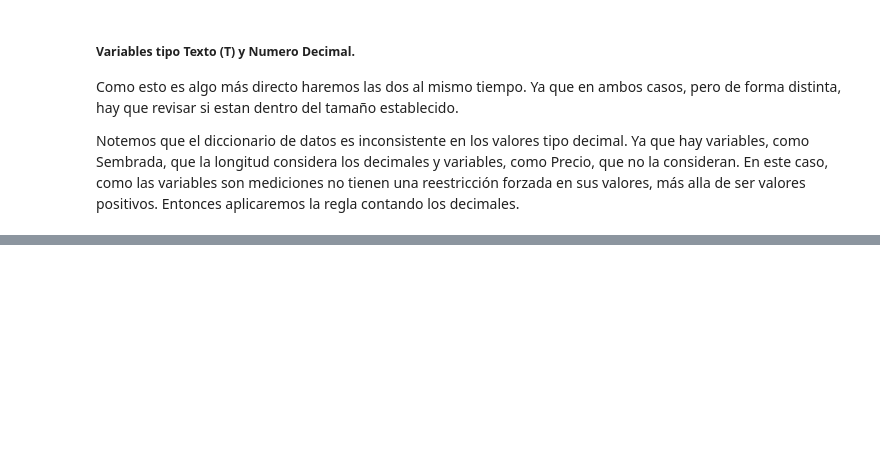
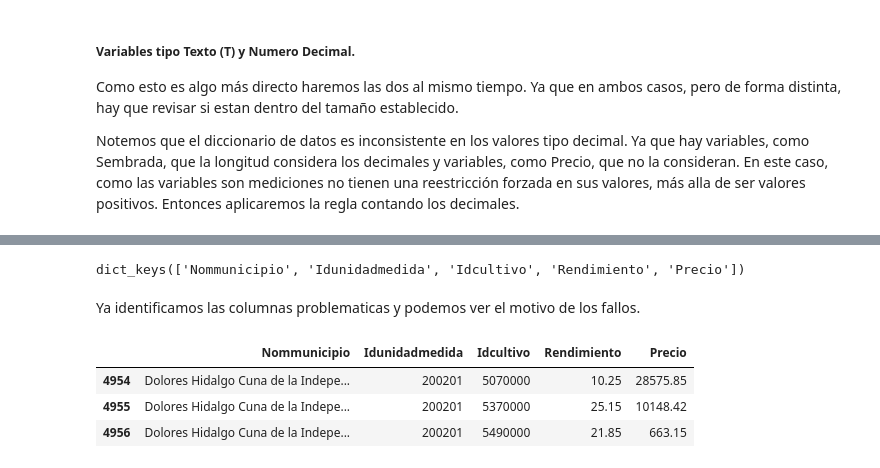
Before and after one commit to MCDagro3/proyecto_agronomia, a Jupyter notebook: notebooks/agroprod_1.ipynb, the cells around one changed output, grey strips where cells are left out. Cells and saved outputs as stored; diff of their text form; code cells hidden in the pictures; blank space fills up the shorter version.

Commit message:
start process data

```diff
--- a/notebooks/agroprod_1.ipynb
+++ b/notebooks/agroprod_1.ipynb
@@ -610,0 +681,19 @@ decstr_rules = {catname: lambda x: decimal_guide(x, decimal_vars.loc[catname, 'L
+# %%
+data_problems = {}
+for prob in columns_prob.index:
+    prob_sector = verf_rules[verf_rules[prob]==False]
+    prob_values = test.loc[prob_sector.index, columns_prob.index]
+    data_problems[prob] = prob_values
+
+data_problems.keys()
+# %% [output]
+dict_keys(['Nommunicipio', 'Idunidadmedida', 'Idcultivo', 'Rendimiento', 'Precio'])
+# %% [markdown]
+Ya identificamos las columnas problematicas y podemos ver el motivo de los fallos.
+# %%
+data_problems['Nommunicipio'].head(n=3)  # Nombres de municipios muy largos.
+# %% [output]
+|  | Nommunicipio | Idunidadmedida | Idcultivo | Rendimiento | Precio |
+| 4954 | Dolores Hidalgo Cuna de la Indepe... | 200201 | 5070000 | 10.25 | 28575.85 |
+| 4955 | Dolores Hidalgo Cuna de la Indepe... | 200201 | 5370000 | 25.15 | 10148.42 |
+| 4956 | Dolores Hidalgo Cuna de la Indepe... | 200201 | 5490000 | 21.85 | 663.15 |
```
Also changed, not shown: parts of 14 cells of this notebook, 5 other files.
